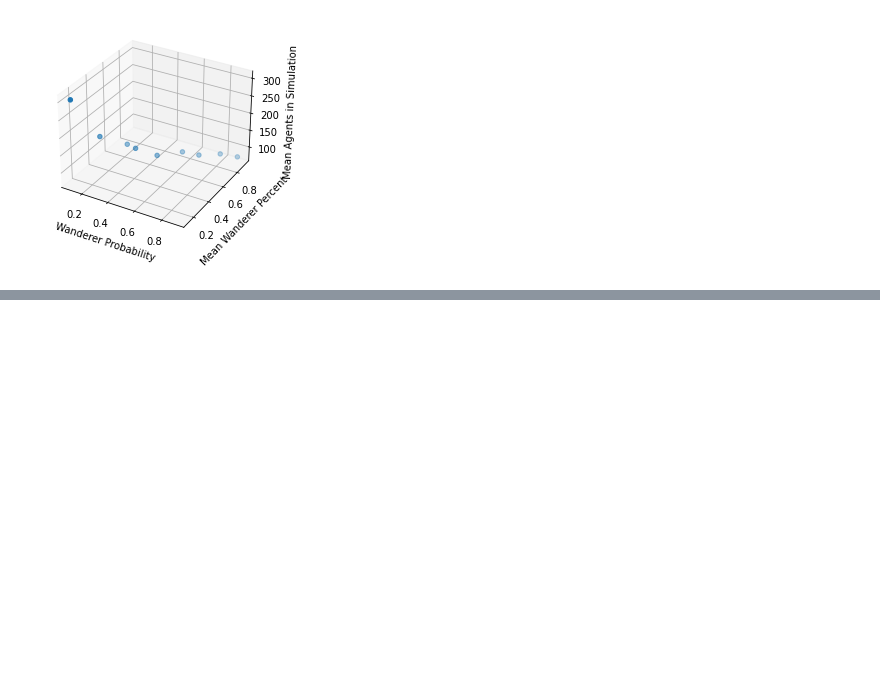
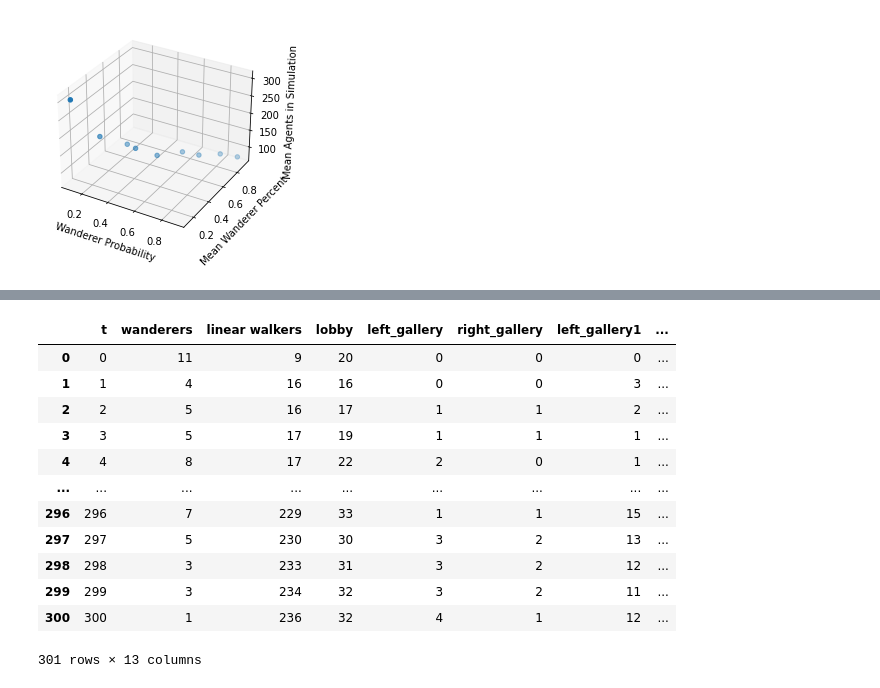
Before and after one commit to hughsurdeau/MuseumProject, a Jupyter notebook: notebooks/LinearMuseumGraphing.ipynb, the cells around one changed output, grey strips where cells are left out. Cells and saved outputs as stored; diff of their text form; code cells hidden in the pictures; blank space fills up the shorter version.

```diff
--- a/notebooks/LinearMuseumGraphing.ipynb
+++ b/notebooks/LinearMuseumGraphing.ipynb
@@ -1289,0 +1332,16 @@ plt.show()
+# %%
+df
+# %% [output]
+|  | t | wanderers | linear walkers | lobby | left_gallery | right_gallery | left_gallery1 | ... |
+| 0 | 0 | 11 | 9 | 20 | 0 | 0 | 0 | ... |
+| 1 | 1 | 4 | 16 | 16 | 0 | 0 | 3 | ... |
+| 2 | 2 | 5 | 16 | 17 | 1 | 1 | 2 | ... |
+| 3 | 3 | 5 | 17 | 19 | 1 | 1 | 1 | ... |
+| 4 | 4 | 8 | 17 | 22 | 2 | 0 | 1 | ... |
+| ... | ... | ... | ... | ... | ... | ... | ... | ... |
+| 296 | 296 | 7 | 229 | 33 | 1 | 1 | 15 | ... |
+| 297 | 297 | 5 | 230 | 30 | 3 | 2 | 13 | ... |
+| 298 | 298 | 3 | 233 | 31 | 3 | 2 | 12 | ... |
+| 299 | 299 | 3 | 234 | 32 | 3 | 2 | 11 | ... |
+| 300 | 300 | 1 | 236 | 32 | 4 | 1 | 12 | ... |
+301 rows × 13 columns
```
Also changed, not shown: parts of 22 cells of this notebook, 4 other files.
